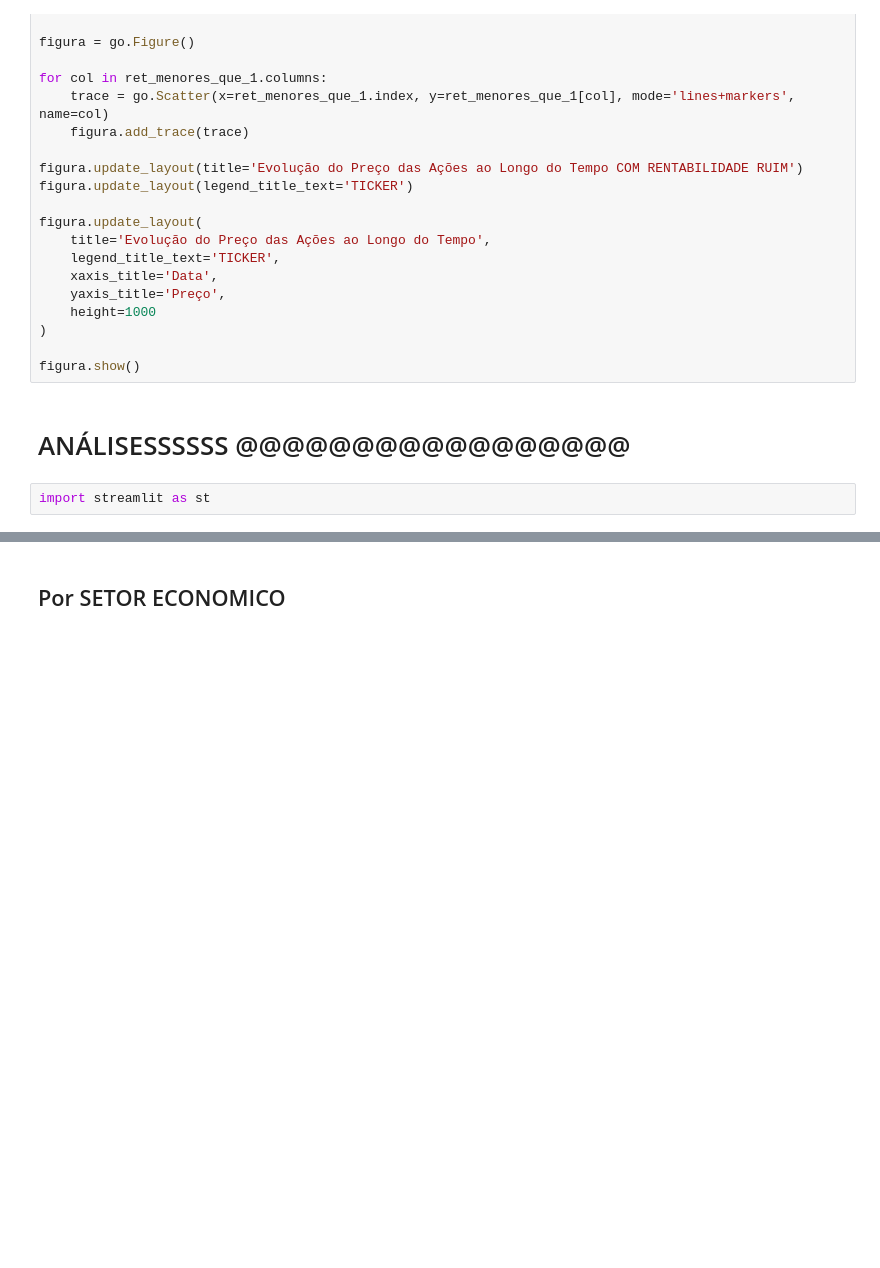
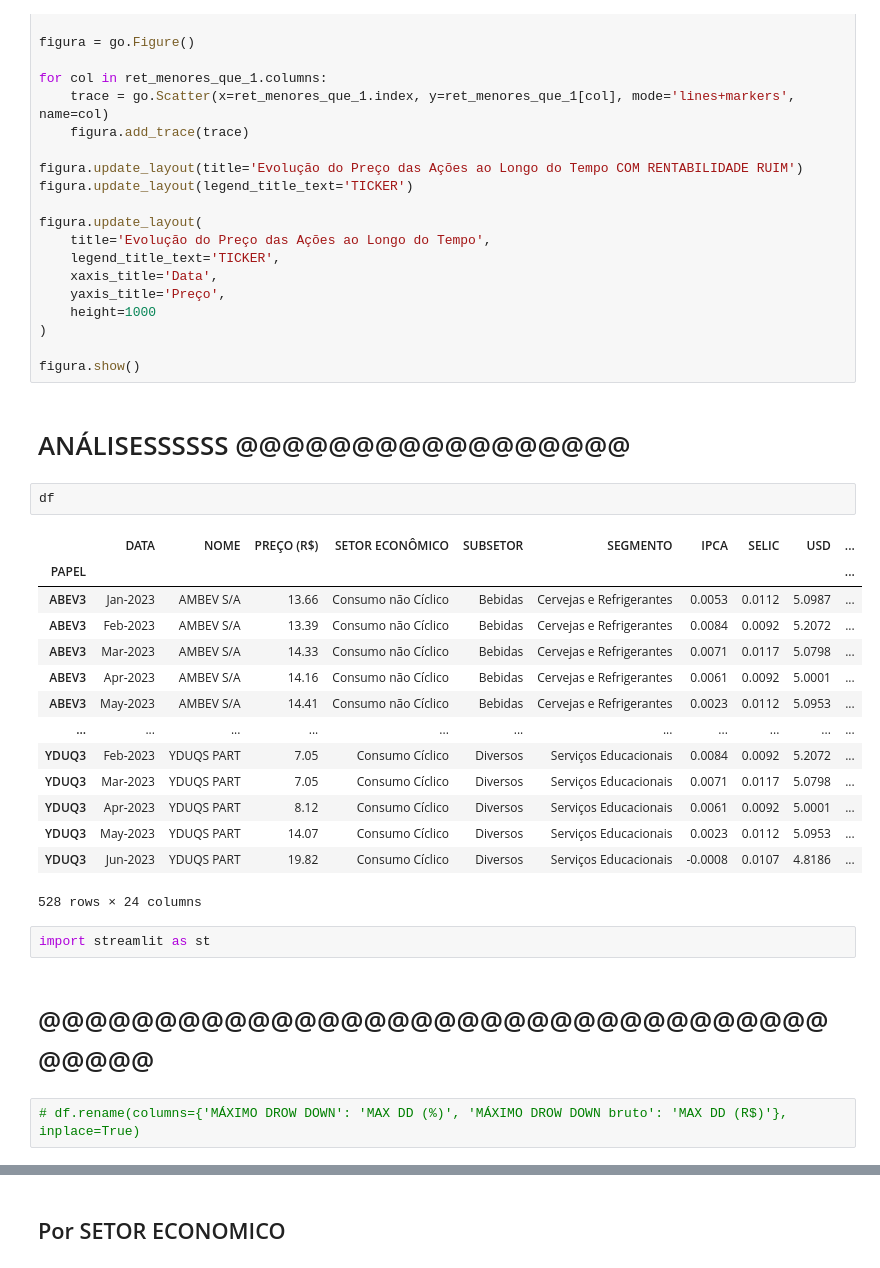
Before and after one commit to meyerzin/Data_science, a Jupyter notebook: analise_acoes.ipynb, the cells around one changed output, grey strips where cells are left out. Cells and saved outputs as stored; diff of their text form; blank space fills up the shorter version.

```diff
--- a/analise_acoes.ipynb
+++ b/analise_acoes.ipynb
@@ -280,5 +772,26 @@ figura.update_layout(
 figura.show()
 # %% [markdown]
 # ANÁLISESSSSSS @@@@@@@@@@@@@@@@@
+# %%
+df
+# %% [output]
+|  | DATA | NOME | PREÇO (R$) | SETOR ECONÔMICO | SUBSETOR | SEGMENTO | IPCA | SELIC | USD | ... |
+| PAPEL |  |  |  |  |  |  |  |  |  | ... |
+| ABEV3 | Jan-2023 | AMBEV S/A | 13.66 | Consumo não Cíclico | Bebidas | Cervejas e Refrigerantes | 0.0053 | 0.0112 | 5.0987 | ... |
+| ABEV3 | Feb-2023 | AMBEV S/A | 13.39 | Consumo não Cíclico | Bebidas | Cervejas e Refrigerantes | 0.0084 | 0.0092 | 5.2072 | ... |
+| ABEV3 | Mar-2023 | AMBEV S/A | 14.33 | Consumo não Cíclico | Bebidas | Cervejas e Refrigerantes | 0.0071 | 0.0117 | 5.0798 | ... |
+| ABEV3 | Apr-2023 | AMBEV S/A | 14.16 | Consumo não Cíclico | Bebidas | Cervejas e Refrigerantes | 0.0061 | 0.0092 | 5.0001 | ... |
+| ABEV3 | May-2023 | AMBEV S/A | 14.41 | Consumo não Cíclico | Bebidas | Cervejas e Refrigerantes | 0.0023 | 0.0112 | 5.0953 | ... |
+| ... | ... | ... | ... | ... | ... | ... | ... | ... | ... | ... |
+| YDUQ3 | Feb-2023 | YDUQS PART | 7.05 | Consumo Cíclico | Diversos | Serviços Educacionais | 0.0084 | 0.0092 | 5.2072 | ... |
+| YDUQ3 | Mar-2023 | YDUQS PART | 7.05 | Consumo Cíclico | Diversos | Serviços Educacionais | 0.0071 | 0.0117 | 5.0798 | ... |
+| YDUQ3 | Apr-2023 | YDUQS PART | 8.12 | Consumo Cíclico | Diversos | Serviços Educacionais | 0.0061 | 0.0092 | 5.0001 | ... |
+| YDUQ3 | May-2023 | YDUQS PART | 14.07 | Consumo Cíclico | Diversos | Serviços Educacionais | 0.0023 | 0.0112 | 5.0953 | ... |
+| YDUQ3 | Jun-2023 | YDUQS PART | 19.82 | Consumo Cíclico | Diversos | Serviços Educacionais | -0.0008 | 0.0107 | 4.8186 | ... |
+528 rows × 24 columns
 # %%
 import streamlit as st
+# %% [markdown]
+# @@@@@@@@@@@@@@@@@@@@@@@@@@@@@@@@@@@@@@@
+# %%
+# df.rename(columns={'MÁXIMO DROW DOWN': 'MAX DD (%)', 'MÁXIMO DROW DOWN bruto': 'MAX DD (R$)'}, inplace=True)
```
Also changed, not shown: parts of 57 cells of this notebook, 7 other files.
